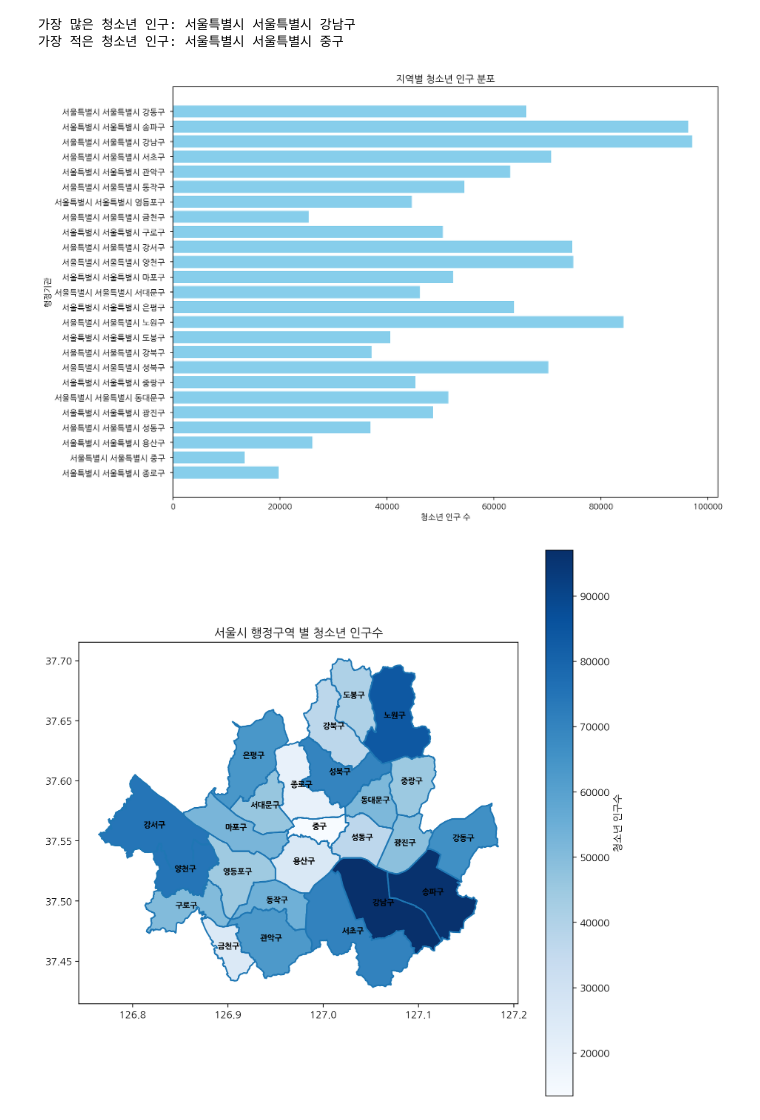
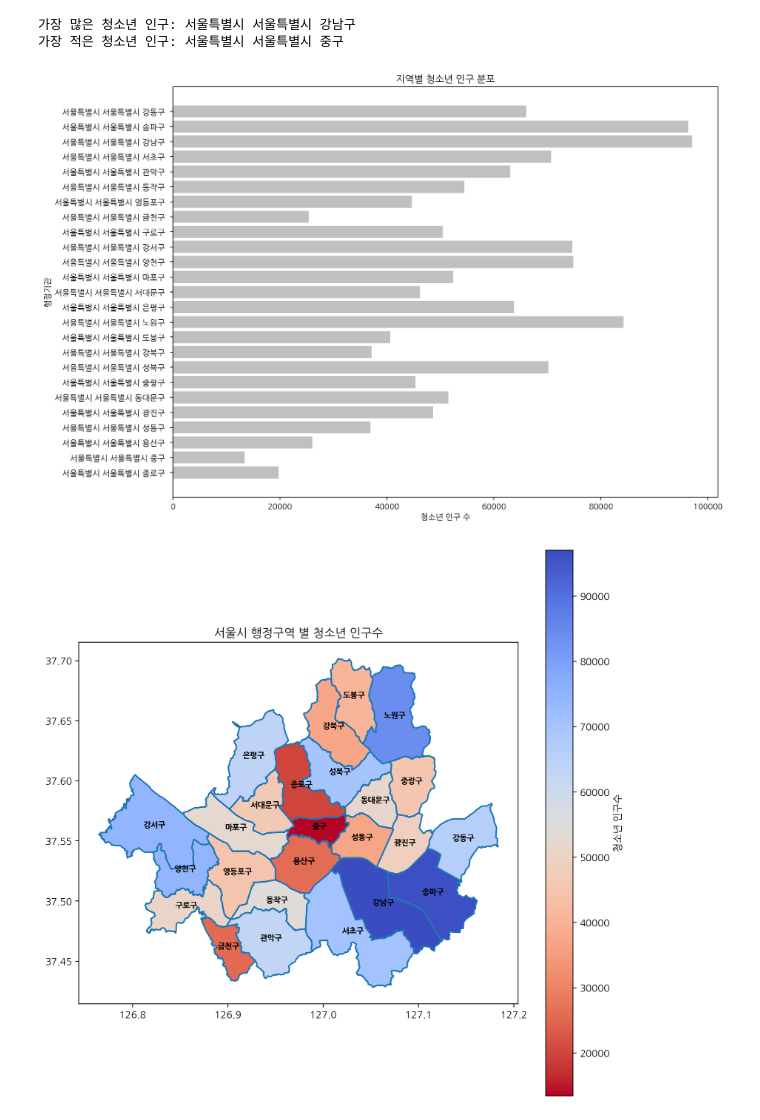
Before and after one commit to thdnjs0730/2024-1-my-BDA, a Jupyter notebook: 데이터분석과제_03조_20231596_최소원_20231596_최소원.ipynb, the cells around one changed output. Cells and saved outputs as stored; diff of their text form; code cells hidden in the pictures.

```diff
--- a/데이터분석과제_03조_20231596_최소원_20231596_최소원.ipynb
+++ b/데이터분석과제_03조_20231596_최소원_20231596_최소원.ipynb
@@ -358,14 +360,14 @@ print("가장 적은 청소년 인구:", min_youth_population_area)
 # %%
 # 지역별 청소년 인구 분포
 plt.figure(figsize=(12, 8))
-plt.barh(data['행정기관'], data['청소년 전체'], color='skyblue')
+plt.barh(data['행정기관'], data['청소년 전체'], color='silver')
 plt.xlabel('청소년 인구 수')
 plt.ylabel('행정기관')
 plt.title('지역별 청소년 인구 분포')
 plt.tight_layout()
 plt.show()
 # %% [output]
-[figure, old version]
+[figure, new version]
 # %%
 # 서울 행정구역 GeoJSON 파일 불러오기
 gdf_seoul = gpd.read_file('SIG_Seoul.geojson')
@@ -382,7 +384,7 @@ gdf_seoul = gdf_seoul.merge(df_pop, how='left', left_on='SIG_CD', right_on='행
 # 지도 시각화
 fig, ax = plt.subplots(1, 1, figsize=(10, 10))
 gdf_seoul.boundary.plot(ax=ax)
-gdf_seoul.plot(column='청소년 전체', ax=ax, legend=True, cmap='Blues', legend_kwds={'label': "청소년 인구수"})
+gdf_seoul.plot(column='청소년 전체', ax=ax, legend=True, cmap='coolwarm_r', legend_kwds={'label': "청소년 인구수"})
 plt.title("서울시 행정구역 별 청소년 인구수")
 
 # 지역 이름 추가
@@ -392,7 +394,7 @@ for idx, row in gdf_seoul.iterrows():
 
 plt.show()
 # %% [output]
-[figure, old version]
+[figure, new version]
 # %%
 # 청소년 인구 성비 불균형 분석
 data['성비'] = data['청소년남자'] / data['청소년여자']
```
Also changed, not shown: parts of 8 cells of this notebook.
